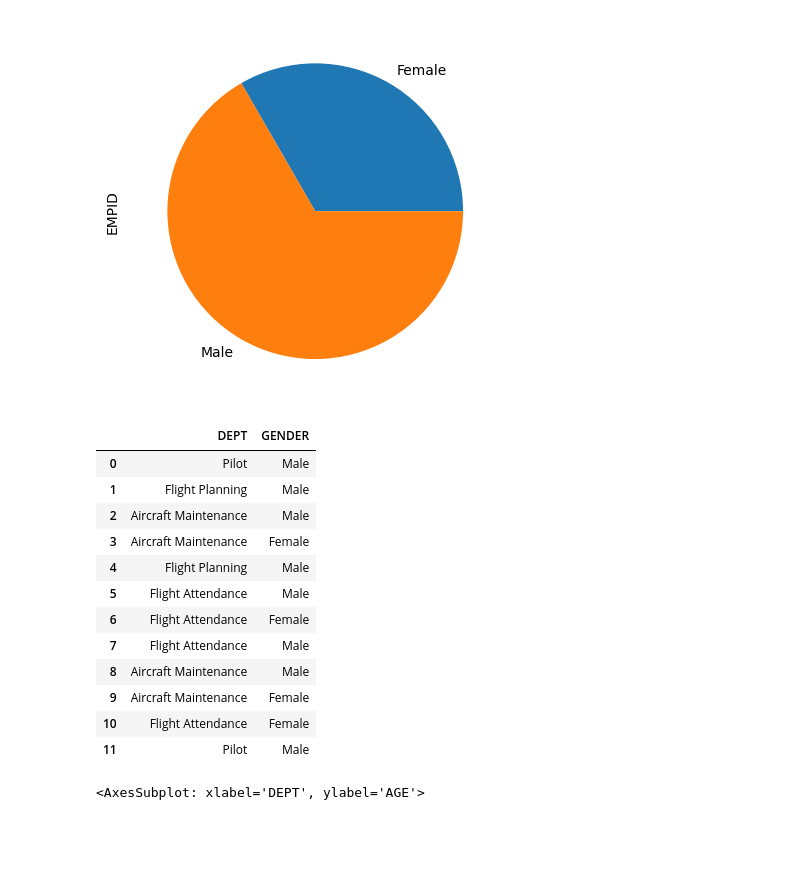
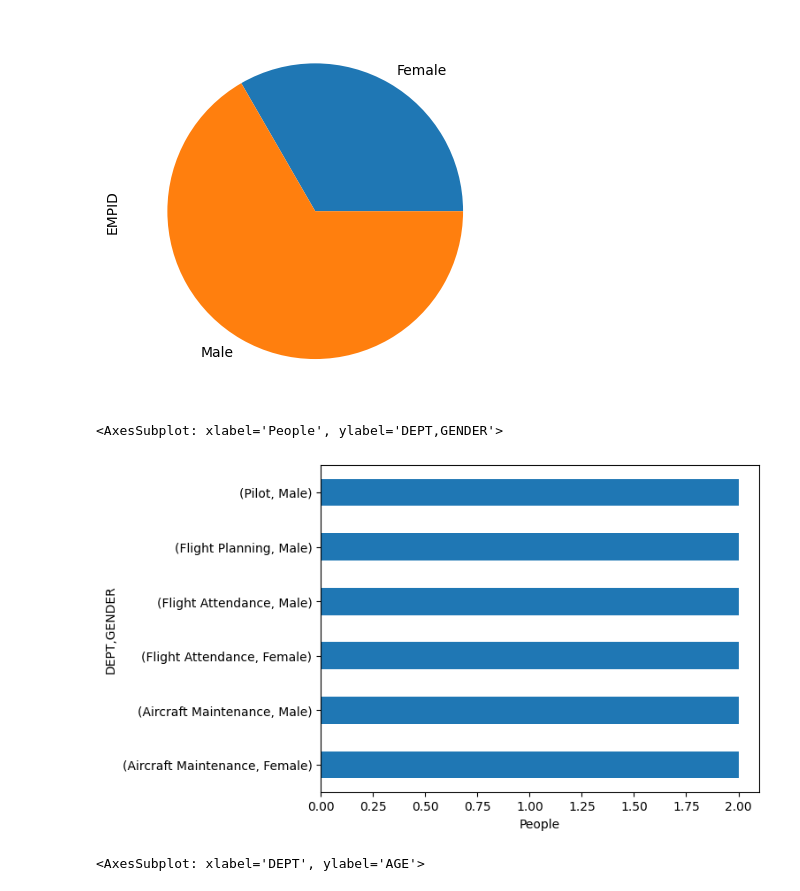
Before and after one commit to devmountaintechfest/hackathon-season2, a Jupyter notebook: main-visualize.ipynb, the cells around one changed output. Drawn from its saved outputs; the diff is of its cells as text; code cells hidden in the pictures; blank space fills up the shorter version.

Commit message:
add more visualization

```diff
--- a/main-visualize.ipynb
+++ b/main-visualize.ipynb
@@ -38,21 +38,10 @@ df2.groupby(['GENDER'])['EMPID'].count().plot.pie()
 [figure]
 # %%
 df3 = df1[['DEPT','GENDER', 'EMPID']]
-df3.groupby(['DEPT', 'GENDER'])['EMPID'].count().plot.barh()
+df3.groupby(['DEPT', 'GENDER'])['EMPID'].count().plot.barh(xlabel='People')
 # %% [output]
-|  | DEPT | GENDER |
-| 0 | Pilot | Male |
-| 1 | Flight Planning | Male |
-| 2 | Aircraft Maintenance | Male |
-| 3 | Aircraft Maintenance | Female |
-| 4 | Flight Planning | Male |
-| 5 | Flight Attendance | Male |
-| 6 | Flight Attendance | Female |
-| 7 | Flight Attendance | Male |
-| 8 | Aircraft Maintenance | Male |
-| 9 | Aircraft Maintenance | Female |
-| 10 | Flight Attendance | Female |
-| 11 | Pilot | Male |
+<AxesSubplot: xlabel='People', ylabel='DEPT,GENDER'>
+[figure, added]
 # %%
 df4 = df1[['DEPT','AGE']]
 df4.groupby(['DEPT'])['AGE'].max().plot.bar(ylabel='AGE')
```
Also changed, not shown: parts of 3 cells of this notebook.
